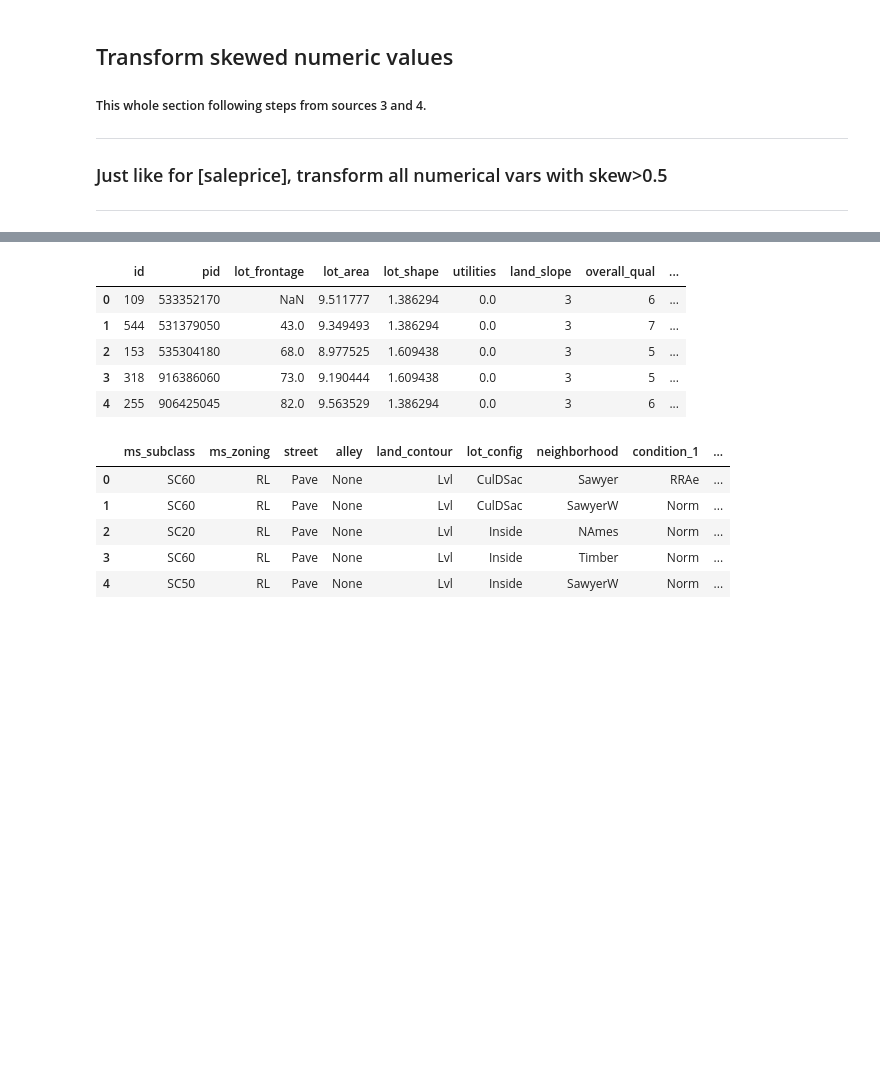
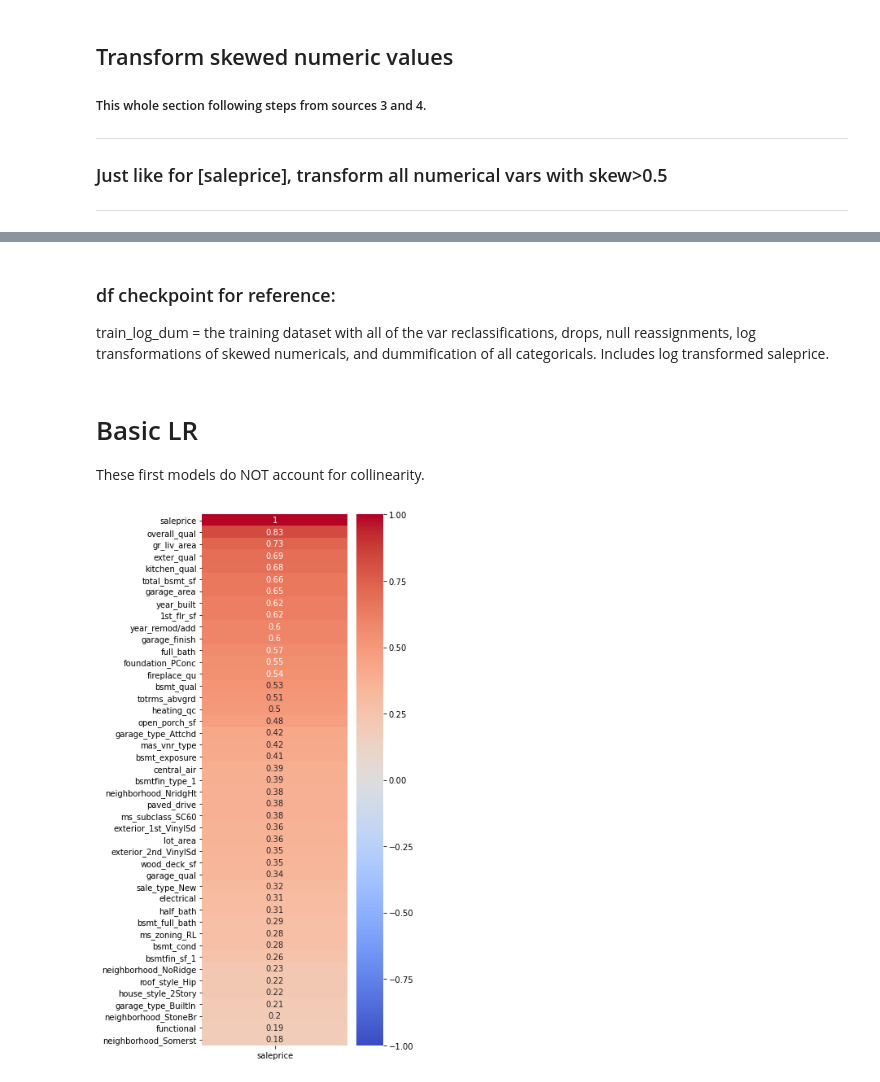
Before and after one commit to welcometohelen/firstkaggle_ames_housing, a Jupyter notebook: Project2_Primary_Notebook.ipynb, the cells around one changed output, grey strips where cells are left out. Saved outputs shown, nothing was run; the diff lists cells and outputs as text; code cells hidden in the pictures; blank space fills up the shorter version.

Commit message:
visuals

```diff
--- a/Project_2_firstmodel.ipynb
+++ b/Project2_Primary_Notebook.ipynb
@@ -458,9 +399,9 @@ ames_basic = the training dataset with all of the var reclassifications, drops,
 # %%
-# #isolate numerical vs categorical vars
-# numberguys = ames.select_dtypes(exclude = ["object"]).columns #len=54, drop saleprice because target
-# #want X param separated for model input
-# categoriguys = ames.select_dtypes(include = ["object"]).columns  #len=19
+#isolate numerical vs categorical vars
+numerical = ames.select_dtypes(exclude = ["object"]).columns #len=54, drop target (saleprice)
+#want X param separated for model input
+categorical = ames.select_dtypes(include = ["object"]).columns  #len=19
 
-# ames_nums= ames[numberguys].drop(columns='saleprice')
-# ames_cats= ames[categoriguys]
+ames_nums= ames[numerical].drop(columns='saleprice')
+ames_cats= ames[categorical]
 # %%
@@ -474,4 +412,4 @@ ames_basic = the training dataset with all of the var reclassifications, drops,
 # %%
-# sigskew_index= sigskew.index #source 3
-# ames_nums[sigskew_index] = np.where(ames_nums[sigskew.index]>0,np.log1p(ames_nums[sigskew.index]),0)
+sigskew_features = sigskew.index #source 3
+ames_nums[sigskew_features] = np.log1p(ames_nums[sigskew_features])
 # %% [markdown]
@@ -480,26 +418,10 @@ I though I might be picking the important ones through some research or instinct
 # %%
-# #cat vars all defined above: ames_cats
-# #ames_cats.isnull().sum()  #double check no nulls.
-# ames_cats = pd.get_dummies(ames_cats, drop_first=True)
+#ames_cats.isnull().sum()  #double check no nulls.
+ames_cats = pd.get_dummies(ames_cats, drop_first=True)
 # %%
-# #merge log transformed nums with dummified cats
-# #now have complete training set minus target=saleprice
-# ames_log_dum = pd.concat([ames_nums, ames_cats], axis=1)
+#merge log'd nums with dummified cats
+#now have complete training set MINUS target=saleprice
+train_log_dum = pd.concat([ames_nums, ames_cats, ames['saleprice']], axis=1)
-# %%
-ames_nums.head()
-# %% [output]
-|  | id | pid | lot_frontage | lot_area | lot_shape | utilities | land_slope | overall_qual | ... |
-| 0 | 109 | 533352170 | NaN | 9.511777 | 1.386294 | 0.0 | 3 | 6 | ... |
-| 1 | 544 | 531379050 | 43.0 | 9.349493 | 1.386294 | 0.0 | 3 | 7 | ... |
-| 2 | 153 | 535304180 | 68.0 | 8.977525 | 1.609438 | 0.0 | 3 | 5 | ... |
-| 3 | 318 | 916386060 | 73.0 | 9.190444 | 1.609438 | 0.0 | 3 | 5 | ... |
-| 4 | 255 | 906425045 | 82.0 | 9.563529 | 1.386294 | 0.0 | 3 | 6 | ... |
-# %%
-ames_cats.head()
-# %% [output]
-|  | ms_subclass | ms_zoning | street | alley | land_contour | lot_config | neighborhood | condition_1 | ... |
-| 0 | SC60 | RL | Pave | None | Lvl | CulDSac | Sawyer | RRAe | ... |
-| 1 | SC60 | RL | Pave | None | Lvl | CulDSac | SawyerW | Norm | ... |
-| 2 | SC20 | RL | Pave | None | Lvl | Inside | NAmes | Norm | ... |
-| 3 | SC60 | RL | Pave | None | Lvl | Inside | Timber | Norm | ... |
-| 4 | SC50 | RL | Pave | None | Lvl | Inside | SawyerW | Norm | ... |
+# %% [markdown]
+### df checkpoint for reference:
+train_log_dum = the training dataset with all of the var reclassifications, drops, null reassignments, log transformations of skewed numericals, and dummification of all categoricals.  Includes log transformed saleprice.
@@ -505,0 +431,9 @@ ames_cats.head()
+# %% [markdown]
+# Basic LR
+These first models do NOT account for collinearity.
+# %%
+plt.figure(figsize=(4,12))
+sp_corr= train_log_dum.corr()[['saleprice']].sort_values('saleprice', ascending=False).head(45)
+sns.heatmap(sp_corr, cmap = 'coolwarm', annot=True, vmin=-1, vmax=1);
+# %% [output]
+[figure, added]
```
Also changed, not shown: parts of 44 cells of this notebook.
